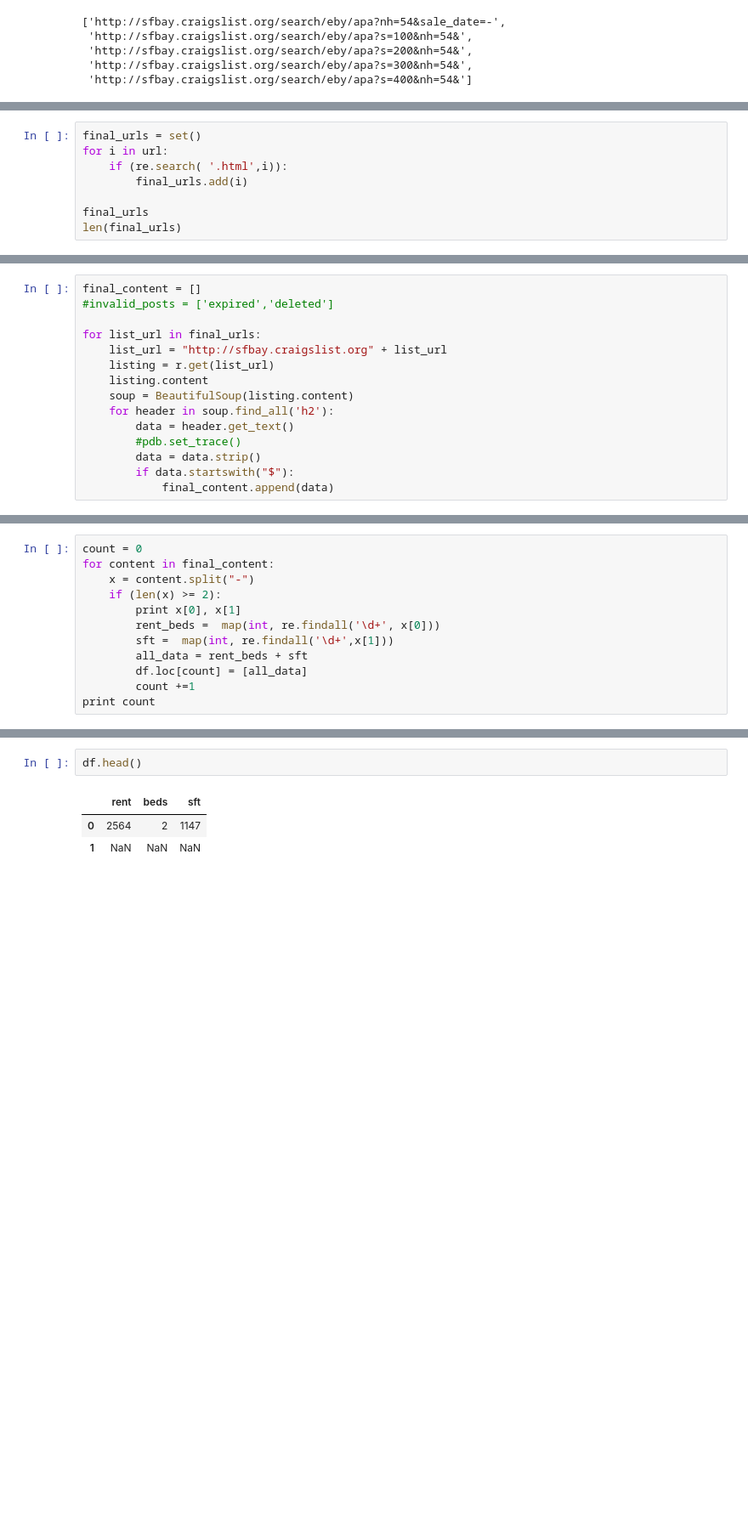
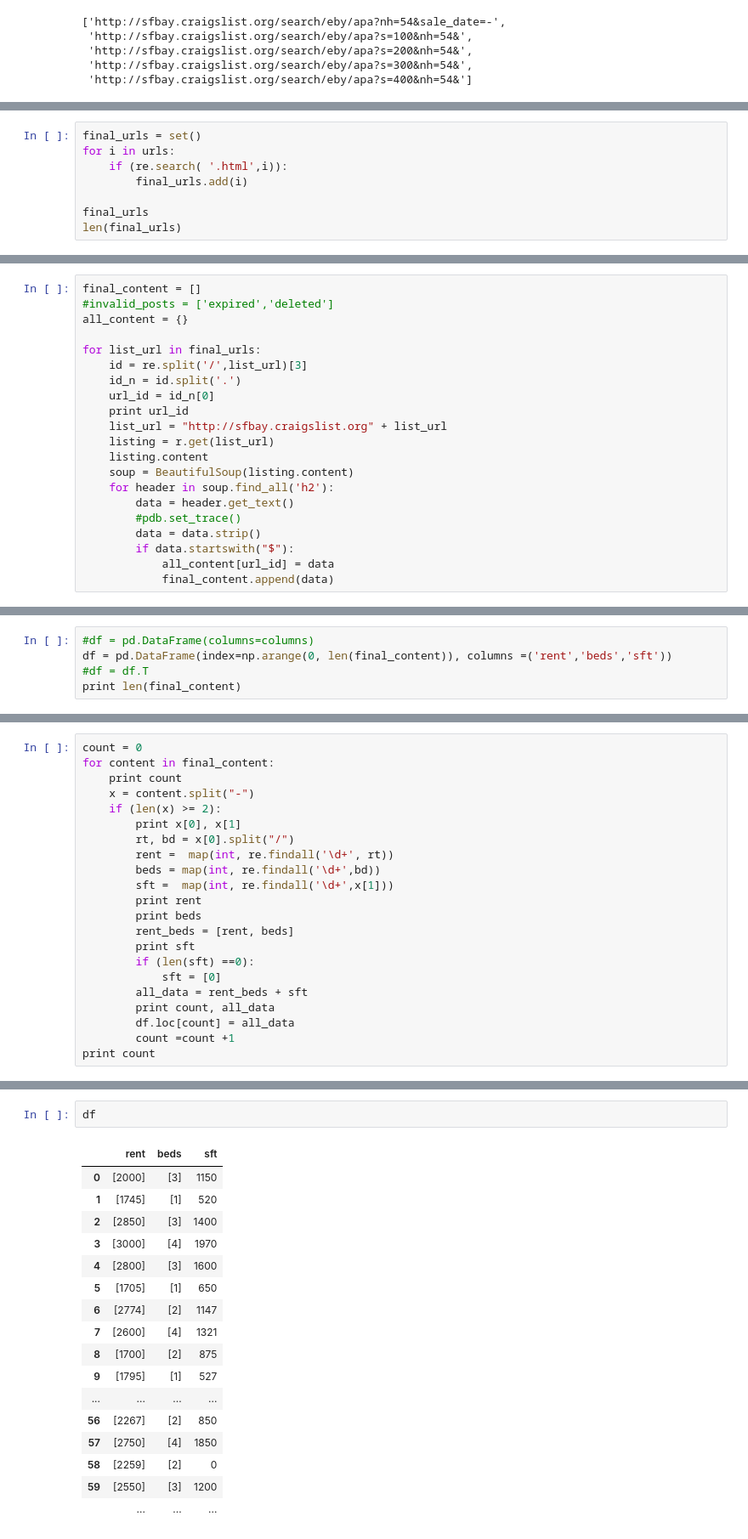
Before and after one commit to akpatankar/webdata, a Jupyter notebook: craig_scrape.ipynb, the cells around one changed output, grey strips where cells are left out. Shown: that part at 85% size. Saved outputs shown, nothing was run; the diff lists cells and outputs as text; blank space fills up the shorter version.

```diff
--- a/craig_scrape.ipynb
+++ b/craig_scrape.ipynb
@@ -60,6 +61,6 @@ print urls
 # %%
 final_urls = set()
-for i in url:
+for i in urls:
     if (re.search( '.html',i)):
         final_urls.add(i)
 
@@ -70,8 +71,13 @@ len(final_urls)
 # %%
 final_content = []
 #invalid_posts = ['expired','deleted']
+all_content = {}
 
 for list_url in final_urls:
+    id = re.split('/',list_url)[3]
+    id_n = id.split('.')
+    url_id = id_n[0]
+    print url_id
     list_url = "http://sfbay.craigslist.org" + list_url
     listing = r.get(list_url)
     listing.content
@@ -81,4 +87,5 @@ for list_url in final_urls:
         #pdb.set_trace()
         data = data.strip()
         if data.startswith("$"):
+            all_content[url_id] = data
             final_content.append(data)
@@ -108,0 +141,5 @@ df = pd.DataFrame(columns=columns)
+# %%
+#df = pd.DataFrame(columns=columns)
+df = pd.DataFrame(index=np.arange(0, len(final_content)), columns =('rent','beds','sft'))
+#df = df.T
+print len(final_content)
@@ -109,13 +148,23 @@ df = pd.DataFrame(columns=columns)
 # %%
 count = 0
 for content in final_content:
+    print count
     x = content.split("-")
     if (len(x) >= 2):
         print x[0], x[1]
-        rent_beds =  map(int, re.findall('\d+', x[0]))
+        rt, bd = x[0].split("/")
+        rent =  map(int, re.findall('\d+', rt))
+        beds = map(int, re.findall('\d+',bd))
         sft =  map(int, re.findall('\d+',x[1]))
+        print rent
+        print beds
+        rent_beds = [rent, beds]
+        print sft
+        if (len(sft) ==0):
+            sft = [0]
         all_data = rent_beds + sft
-        df.loc[count] = [all_data]
-        count +=1
+        print count, all_data
+        df.loc[count] = all_data
+        count =count +1
 print count
 # %% [output]
@@ -125,6 +206,20 @@ $1720 / 1br   650ft²
 # %%
-df.head()
+df
 # %% [output]
 |  | rent | beds | sft |
-| 0 | 2564 | 2 | 1147 |
-| 1 | NaN | NaN | NaN |
+| 0 | [2000] | [3] | 1150 |
+| 1 | [1745] | [1] | 520 |
+| 2 | [2850] | [3] | 1400 |
+| 3 | [3000] | [4] | 1970 |
+| 4 | [2800] | [3] | 1600 |
+| 5 | [1705] | [1] | 650 |
+| 6 | [2774] | [2] | 1147 |
+| 7 | [2600] | [4] | 1321 |
+| 8 | [1700] | [2] | 875 |
+| 9 | [1795] | [1] | 527 |
+| ... | ... | ... | ... |
+| 56 | [2267] | [2] | 850 |
+| 57 | [2750] | [4] | 1850 |
+| 58 | [2259] | [2] | 0 |
+| 59 | [2550] | [3] | 1200 |
+|  | ... | ... | ... |
```
Also changed, not shown: parts of 12 cells of this notebook.
